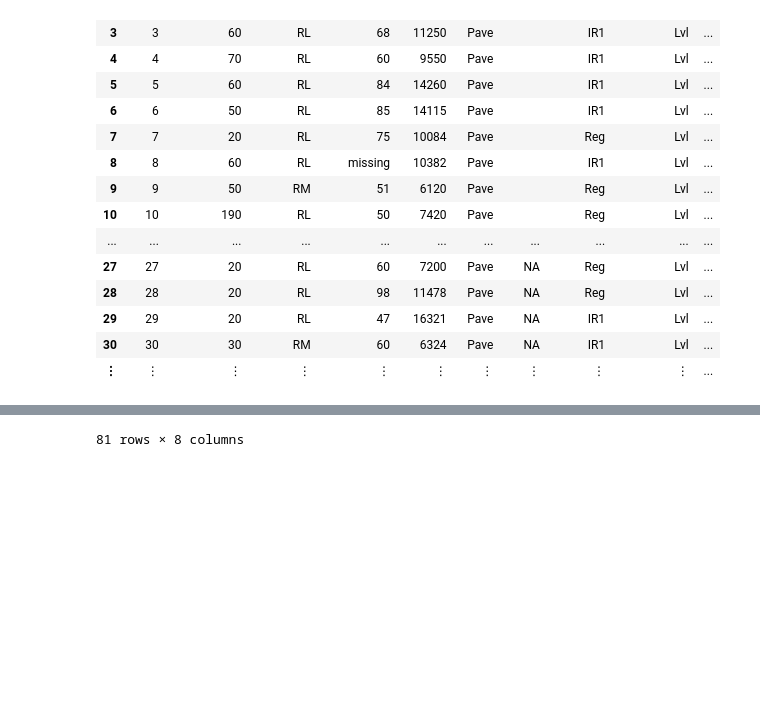
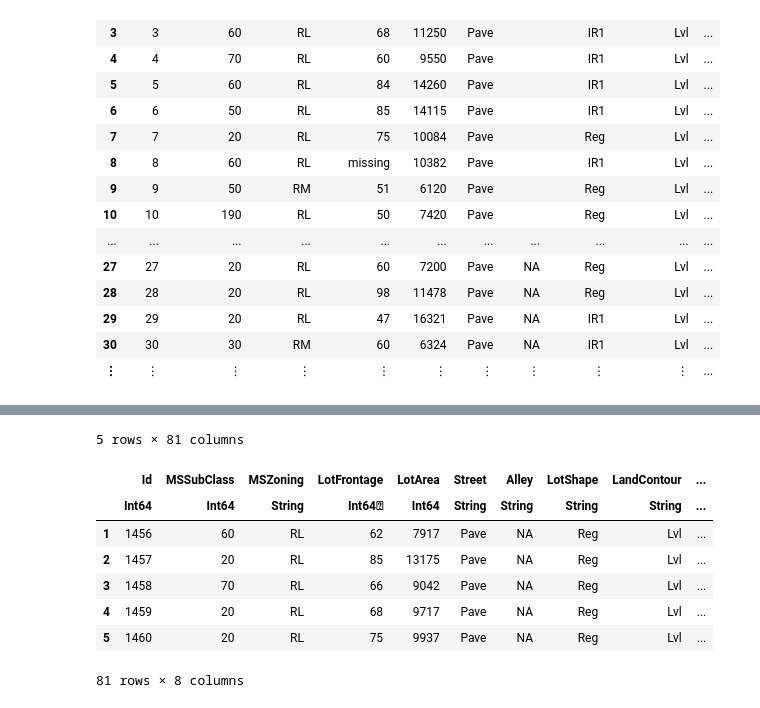
Before and after one commit to Fredo-XVII/Julia, a Jupyter notebook: Julia_Tutorial_01.ipynb, the cells around one changed output, grey strips where cells are left out. Cells and saved outputs as stored; diff of their text form; code cells hidden in the pictures; blank space fills up the shorter version.

```diff
--- a/Julia_Tutorial_01.ipynb
+++ b/Julia_Tutorial_01.ipynb
@@ -52,3 +71,14 @@ housing_df = housing |> DataFrame
+# %%
+last(housing_df,5)
+# %% [output]
+5 rows × 81 columns
+|  | Id | MSSubClass | MSZoning | LotFrontage | LotArea | Street | Alley | LotShape | LandContour | ... |
+|  | Int64 | Int64 | String | Int64⍰ | Int64 | String | String | String | String | ... |
+| 1 | 1456 | 60 | RL | 62 | 7917 | Pave | NA | Reg | Lvl | ... |
+| 2 | 1457 | 20 | RL | 85 | 13175 | Pave | NA | Reg | Lvl | ... |
+| 3 | 1458 | 70 | RL | 66 | 9042 | Pave | NA | Reg | Lvl | ... |
+| 4 | 1459 | 20 | RL | 68 | 9717 | Pave | NA | Reg | Lvl | ... |
+| 5 | 1460 | 20 | RL | 75 | 9937 | Pave | NA | Reg | Lvl | ... |
 # %%
 describe(housing_df)
 # %% [output]
```
Also changed, not shown: parts of 11 cells of this notebook.
